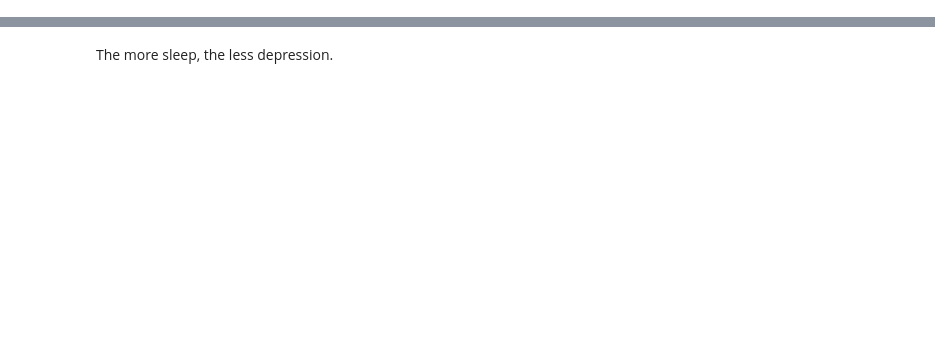
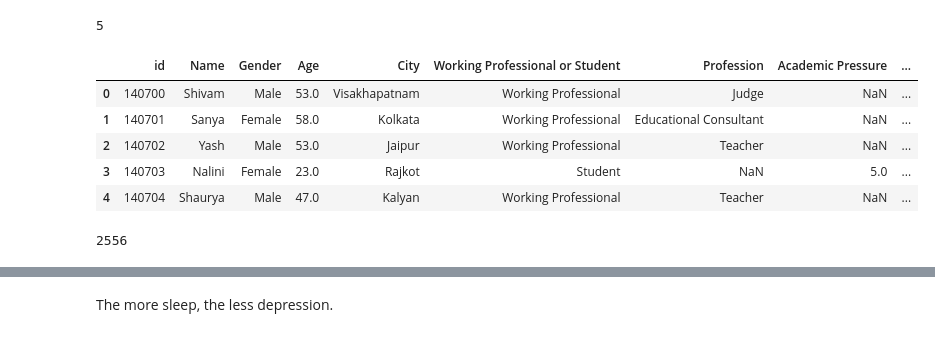
Before and after one commit to LozinskiMatthew/Depression-Predicting-Model, a Jupyter notebook: DepressionKaggleNovember.ipynb, the cells around one changed output, grey strips where cells are left out. Drawn from its saved outputs; the diff is of its cells as text; code cells hidden in the pictures; blank space fills up the shorter version.

```diff
--- a/DepressionKaggleNovember.ipynb
+++ b/DepressionKaggleNovember.ipynb
@@ -188,0 +1,20 @@ def adjust_sleep_duration(sd):
+# %%
+import pandas as pd
+import matplotlib.pyplot as plt
+import numpy as np
+from sklearn.model_selection import train_test_split
+from sklearn.preprocessing import OneHotEncoder
+from sklearn.preprocessing import LabelEncoder
+from sklearn.preprocessing import MinMaxScaler
+from sklearn.preprocessing import OrdinalEncoder
+from sklearn.preprocessing import StandardScaler
+from sklearn.svm import SVC
+from sklearn.metrics import confusion_matrix, accuracy_score
+from sklearn.impute import KNNImputer
+import seaborn as sns
+!wget -O dataset.csv "https://raw.githubusercontent.com/LozinskiMatthew/Depression-Predicting-Model/refs/heads/main/final_depression_dataset_1.csv"
+!wget -O test.csv "https://raw.githubusercontent.com/LozinskiMatthew/Depression-Predicting-Model/refs/heads/main/test.csv"
+
+data = pd.read_csv("/content/dataset.csv")
+final_dataset = pd.read_csv("/content/test.csv")
+data.columns
@@ -188,0 +46,17 @@ def adjust_sleep_duration(sd):
+# %%
+final_dataset['Dietary Habits'].isna().sum()
+# %% [output]
+5
+# %%
+final_dataset.head()
+# %% [output]
+|  | id | Name | Gender | Age | City | Working Professional or Student | Profession | Academic Pressure | ... |
+| 0 | 140700 | Shivam | Male | 53.0 | Visakhapatnam | Working Professional | Judge | NaN | ... |
+| 1 | 140701 | Sanya | Female | 58.0 | Kolkata | Working Professional | Educational Consultant | NaN | ... |
+| 2 | 140702 | Yash | Male | 53.0 | Jaipur | Working Professional | Teacher | NaN | ... |
+| 3 | 140703 | Nalini | Female | 23.0 | Rajkot | Student | NaN | 5.0 | ... |
+| 4 | 140704 | Shaurya | Male | 47.0 | Kalyan | Working Professional | Teacher | NaN | ... |
+# %%
+len(data)
+# %% [output]
+2556
```
Also changed, not shown: parts of 139 cells of this notebook.
